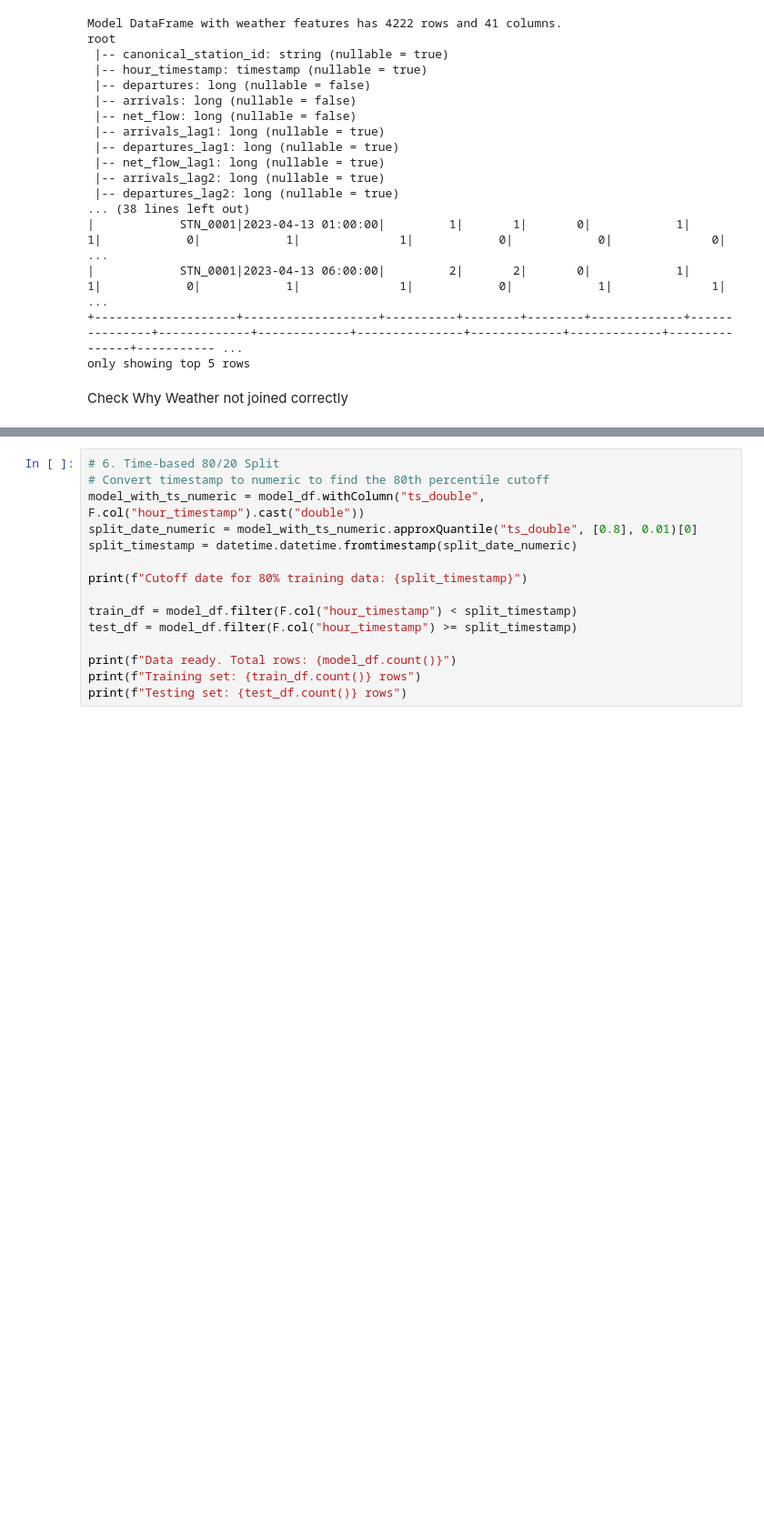
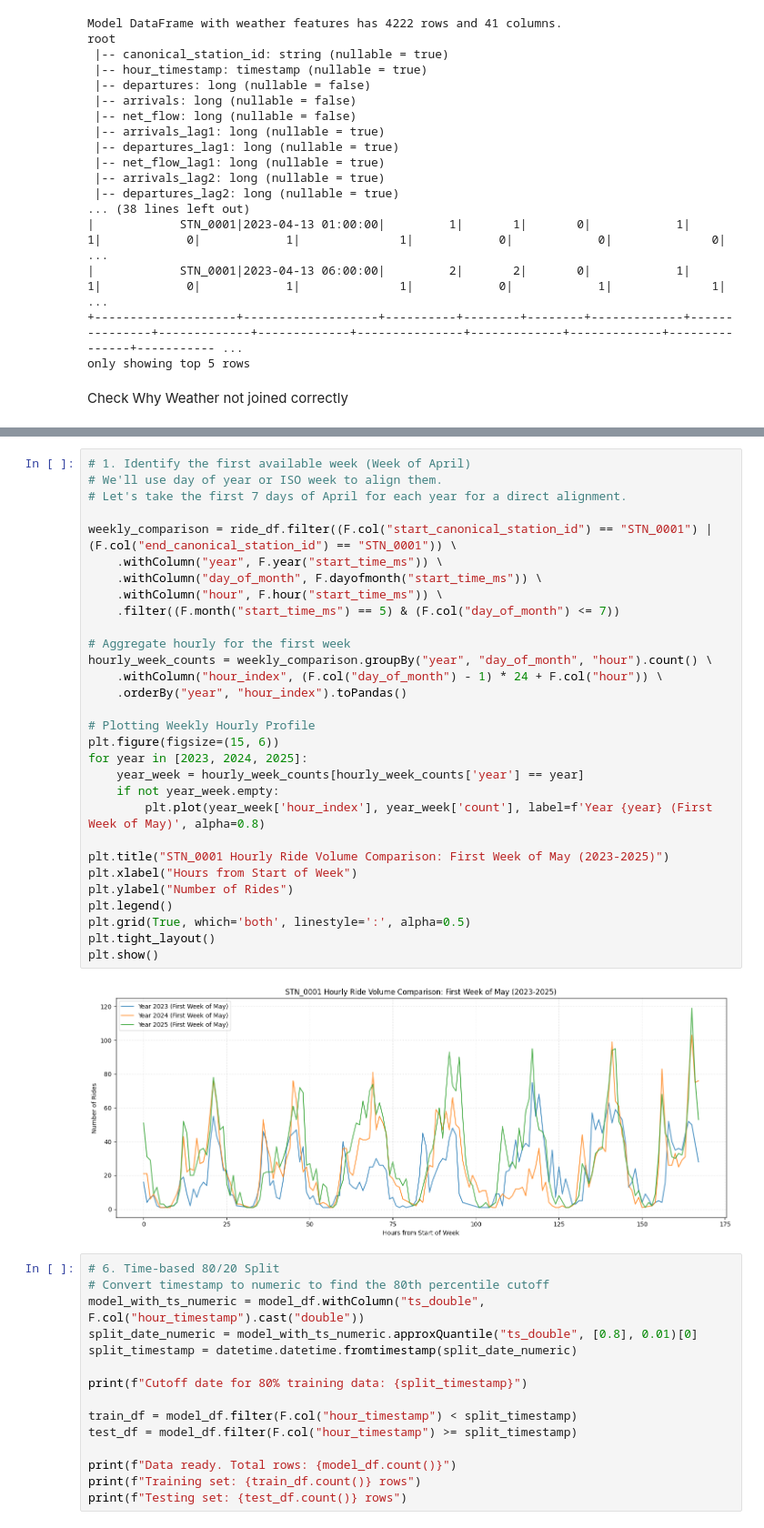
Before and after one commit to kuoyce/bixi-analytics, a Jupyter notebook: STN_0001_ML_Train_5Models.ipynb, the cells around one changed output, grey strips where cells are left out. Shown at 91% size. Cells and saved outputs as stored; diff of their text form; blank space fills up the shorter version.

```diff
--- a/STN_0001_ML_Train_5Models.ipynb
+++ b/STN_0001_ML_Train_5Models.ipynb
@@ -693,3 +815,35 @@ Weather DataFrame ts_hour range:      2022-12-31 23:00:00 to 2025-12-31 22:00:00
+# %%
+# 1. Identify the first available week (Week of April)
+# We'll use day of year or ISO week to align them.
+# Let's take the first 7 days of April for each year for a direct alignment.
+
+weekly_comparison = ride_df.filter((F.col("start_canonical_station_id") == "STN_0001") | (F.col("end_canonical_station_id") == "STN_0001")) \
+    .withColumn("year", F.year("start_time_ms")) \
+    .withColumn("day_of_month", F.dayofmonth("start_time_ms")) \
+    .withColumn("hour", F.hour("start_time_ms")) \
+    .filter((F.month("start_time_ms") == 5) & (F.col("day_of_month") <= 7))
+
+# Aggregate hourly for the first week
+hourly_week_counts = weekly_comparison.groupBy("year", "day_of_month", "hour").count() \
+    .withColumn("hour_index", (F.col("day_of_month") - 1) * 24 + F.col("hour")) \
+    .orderBy("year", "hour_index").toPandas()
+
+# Plotting Weekly Hourly Profile
+plt.figure(figsize=(15, 6))
+for year in [2023, 2024, 2025]:
+    year_week = hourly_week_counts[hourly_week_counts['year'] == year]
+    if not year_week.empty:
+        plt.plot(year_week['hour_index'], year_week['count'], label=f'Year {year} (First Week of May)', alpha=0.8)
+
+plt.title("STN_0001 Hourly Ride Volume Comparison: First Week of May (2023-2025)")
+plt.xlabel("Hours from Start of Week")
+plt.ylabel("Number of Rides")
+plt.legend()
+plt.grid(True, which='both', linestyle=':', alpha=0.5)
+plt.tight_layout()
+plt.show()
+# %% [output]
+[figure, added]
 # %%
 # 6. Time-based 80/20 Split
 # Convert timestamp to numeric to find the 80th percentile cutoff
```
Also changed, not shown: parts of 45 cells of this notebook.
